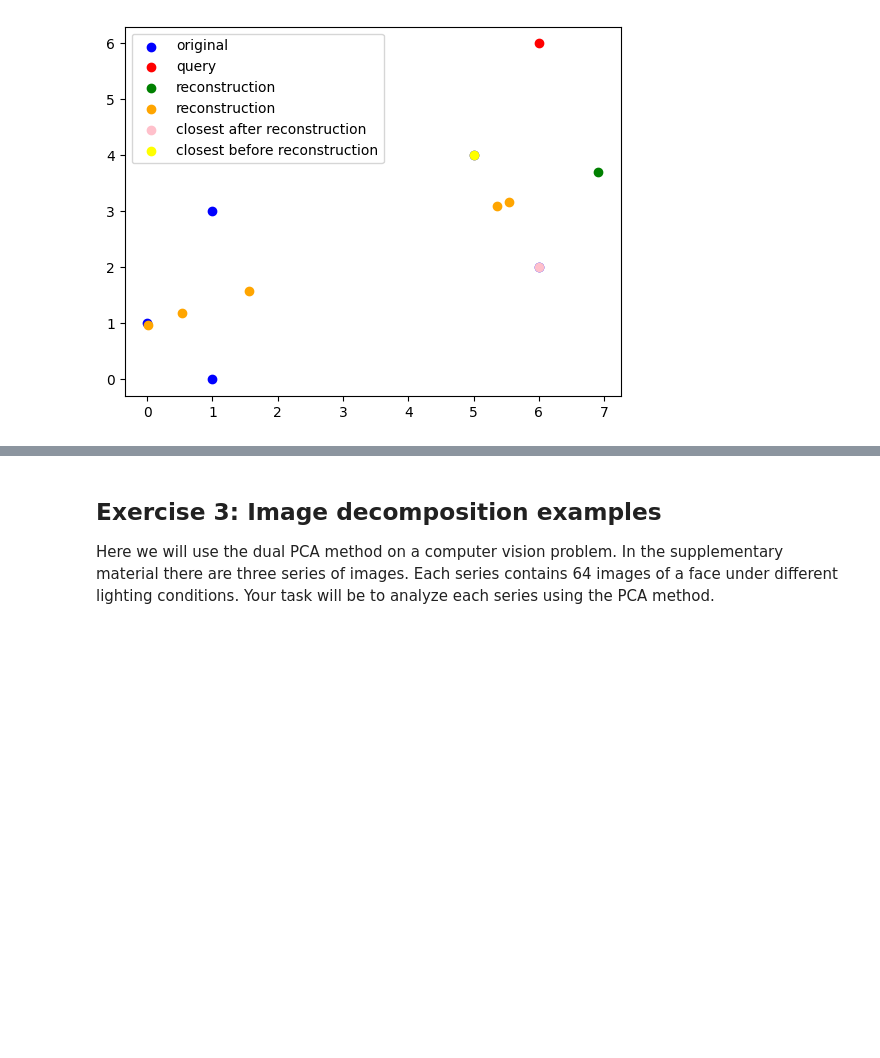
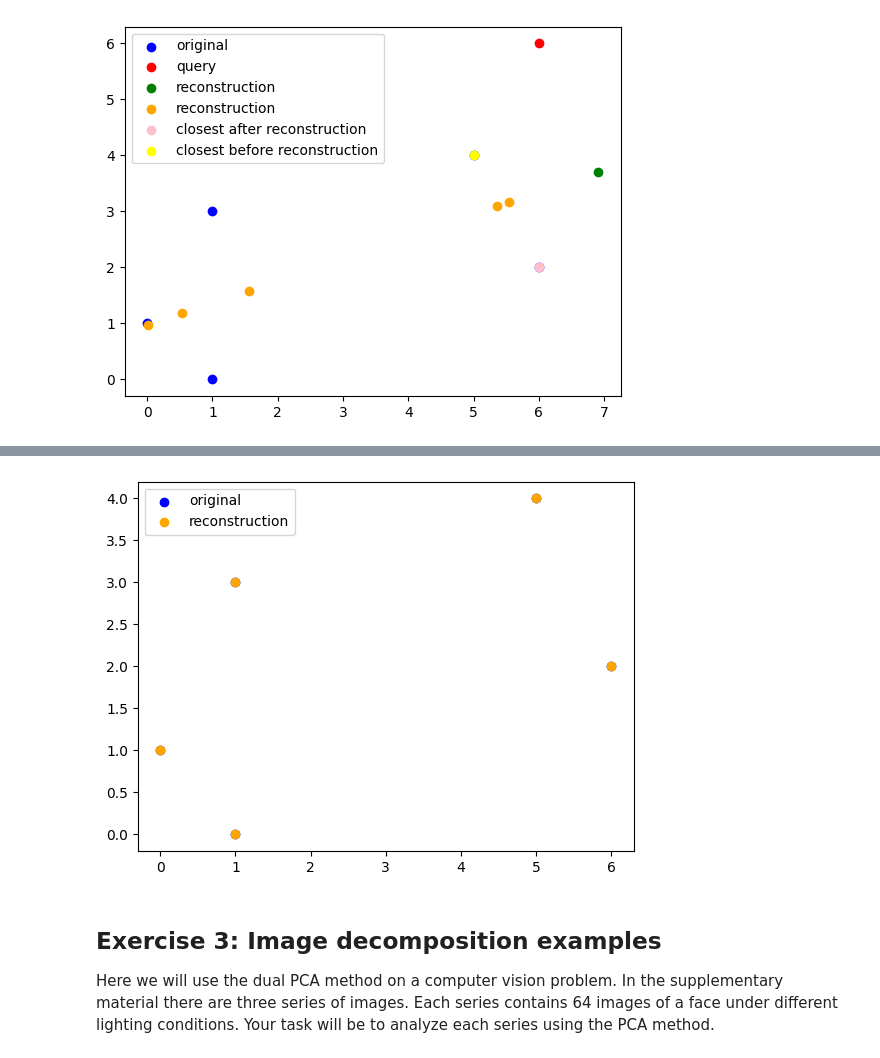
Before and after one commit to BlazBone/uz-vaje, a Jupyter notebook: assignment6/assignemnt6.ipynb, the cells around one changed output, grey strips where cells are left out. Cells and saved outputs as stored; diff of their text form; code cells hidden in the pictures; blank space fills up the shorter version.

```diff
--- a/assignment6/assignemnt6.ipynb
+++ b/assignment6/assignemnt6.ipynb
@@ -179,0 +187,26 @@ can use the dual PCA method.
+# %%
+def dualPCA(points, n_components):
+    """
+    :param points: 2 x N matrix of points
+    :param n_components: number of components to keep
+    :return: U, eigenvalues, mean
+    """
+    X = points.T.copy()
+    mean = np.mean(X, axis=1)
+    #center the data
+    X = X - mean[:, np.newaxis]
+    # dual covariance matrix
+    cov2 = (1/(X.shape[1] - 1)) * (X.T @ X)
+    # SVD
+    U,S,V_t = np.linalg.svd(cov2)
+    #basis eigenvectors space
+    U = X @ U @ np.sqrt(np.diag(1/(S * (X.shape[1]-1))))
+    return U, S, V_t, mean
+
+
+
+points_2d = np.loadtxt("./data/points.txt")
+
+U, S, V_t, mean = dualPCA(points_2d, 1)
+print(U)
+a = [[-0.92992935, -0.36773822],[-0.36773822,  0.92992935]]
@@ -180,3 +223,15 @@ can use the dual PCA method.
+# %%
+## project to PCA space
+y_i = U.T @ (points_2d.T - mean[:, np.newaxis])
+## reconstruct
+recon = U @ y_i + mean[:, np.newaxis]
+recon = recon
+plt.scatter(points_2d[:,0], points_2d[:,1], c='blue', label='original')
+plt.scatter(recon[0,:], recon[1,:], c='orange', label='reconstruction')
+plt.legend()
+plt.show()
+# %% [output]
+[figure, added]
 # %% [markdown]
 ## Exercise 3: Image decomposition examples
 
```
Also changed, not shown: parts of 4 cells of this notebook.
